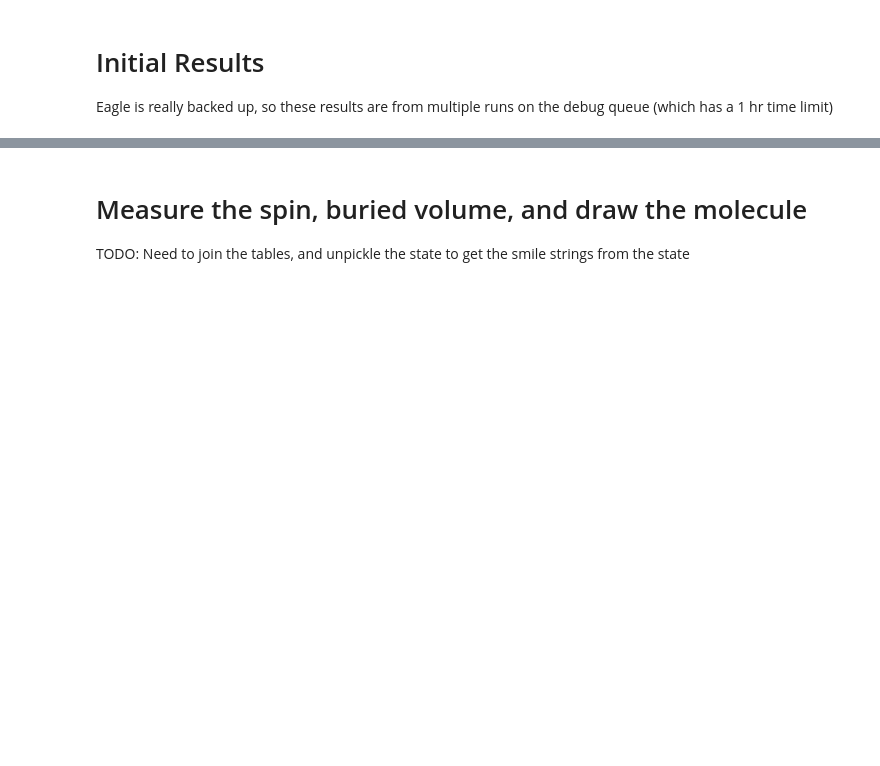
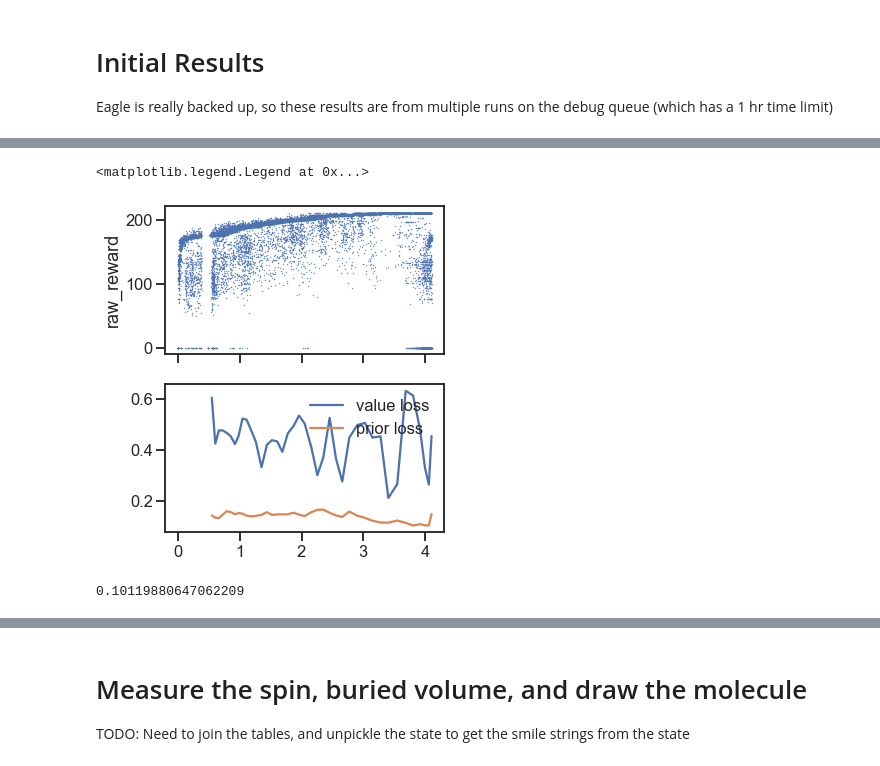
Before and after one commit to NREL/rlmolecule, a Jupyter notebook: examples/stable_radical_optimization/notebooks/monitor_progress.ipynb, the cells around one changed output, grey strips where cells are left out. Saved outputs shown, nothing was run; the diff lists cells and outputs as text; code cells hidden in the pictures; blank space fills up the shorter version.

Commit message:
stable radical example updates from eagle

```diff
--- a/examples/stable_radical_optimization/notebooks/monitor_progress.ipynb
+++ b/examples/stable_radical_optimization/notebooks/monitor_progress.ipynb
@@ -45,0 +47,5 @@ run_id = 'stable_radical_optimization_psj_full_fixed_rr'
+# %%
+# run_id = 'stable_radical_optimization'
+from rlmolecule.sql.run_config import RunConfig
+run_config = RunConfig('../config/config_eagle_no.yaml')
+run_config.run_id
@@ -59,18 +92,22 @@ df_games.head()
 # %%
-df = pd.read_sql(session.query(GameStore).filter_by(run_id=run_id).statement, session.bind)
+df = pd.read_sql(session.query(GameStore).filter_by(run_id=run_config.run_id).statement, session.bind)
 df['time_hours'] = (df.time - df.time.min()).apply(lambda x: x.total_seconds() / 3600)
 df = df.sort_values('time_hours')
 
-log = pd.read_csv("policy_checkpoints/log.csv")
+policy_dir = os.path.join(run_config.train_config.get('policy_checkpoint_dir', 'policy_checkpoints'), run_config.run_id)
+log = pd.read_csv(os.path.join(policy_dir, "log.csv"))
 log['time'] = pd.to_datetime(log.time) - df.time.min()
 log['time_hours'] = (log.time).apply(lambda x: x.total_seconds() / 3600)
 
 f, ax = plt.subplots(nrows=2, sharex=True, figsize=(5,6))
 
 ax[0].plot(df.time_hours, df.raw_reward, '.', ms=.75, label='games')
 ax[0].set_ylabel("raw_reward")
 
 ax[1].plot(log.time_hours, log.policy_wrapper_loss, label='value loss')
 ax[1].plot(log.time_hours, log.policy_wrapper_1_loss, label='prior loss')
 # ax.set_xlabel("Epoch")
 plt.legend()
+# %% [output]
+<matplotlib.legend.Legend at 0x...>
+[figure, added]
@@ -78,0 +114,6 @@ df.tail(100).execution_statistics.apply(pd.DataFrame.from_dict).sum()
+# %%
+time = pd.json_normalize(df.execution_statistics.values.tolist())
+time_sum = time.sum()
+time_sum['execution_time.get_next_actions'] / time_sum['execution_count.get_next_actions']
+# %% [output]
+0.10119880647062209
```
Also changed, not shown: parts of 22 cells of this notebook, 7 other files.
